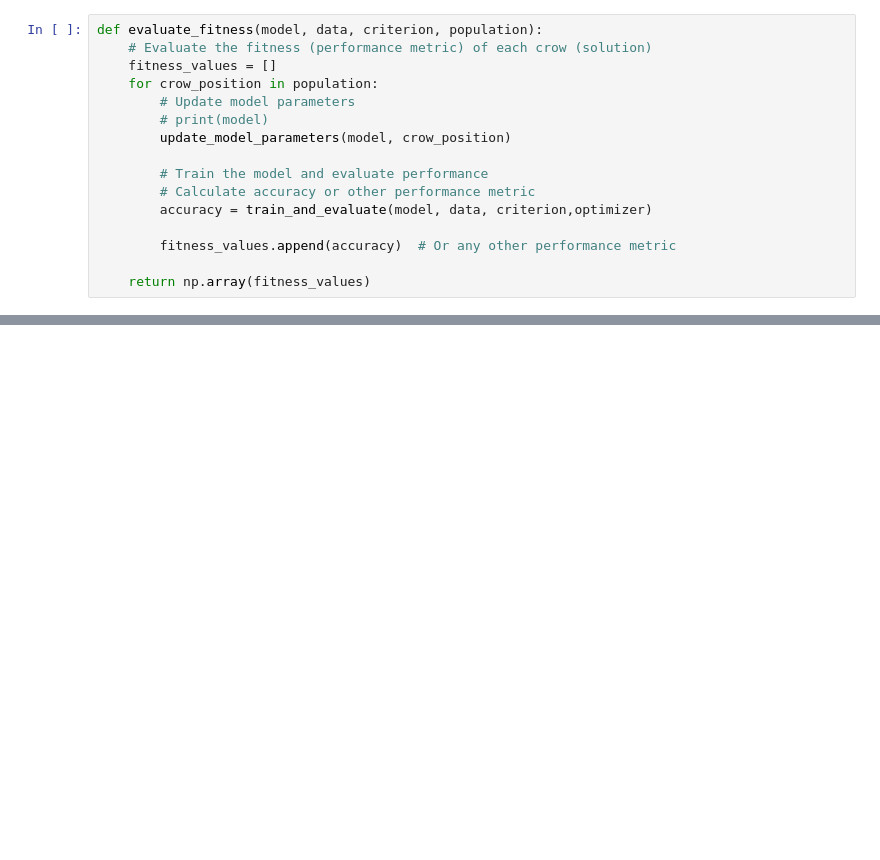
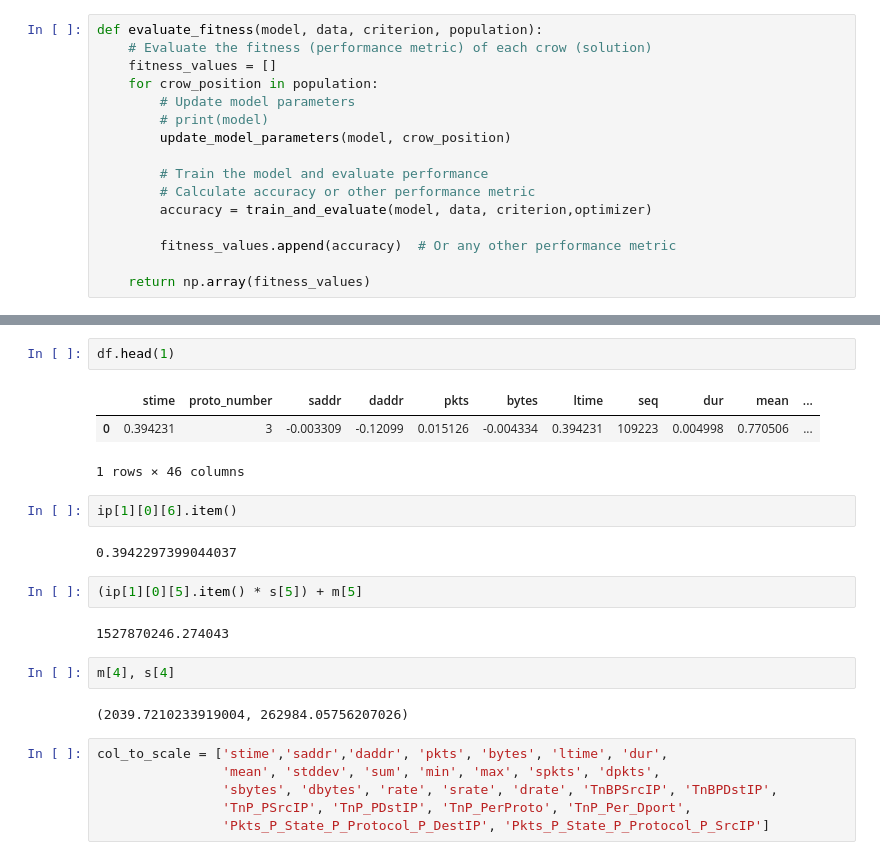
Before and after one commit to Shobhan0304/DDoS_attack_prediction_CNN, a Jupyter notebook: ddos_cnn_new.ipynb, the cells around one changed output, grey strips where cells are left out. Cells and saved outputs as stored; diff of their text form; blank space fills up the shorter version.

```diff
--- a/ddos_cnn_new.ipynb
+++ b/ddos_cnn_new.ipynb
@@ -945,0 +1055,24 @@ data_loader = DataLoader(dataset, batch_size=128, shuffle=True)
+# %%
+df.head(1)
+# %% [output]
+|  | stime | proto_number | saddr | daddr | pkts | bytes | ltime | seq | dur | mean | ... |
+| 0 | 0.394231 | 3 | -0.003309 | -0.12099 | 0.015126 | -0.004334 | 0.394231 | 109223 | 0.004998 | 0.770506 | ... |
+1 rows × 46 columns
+# %%
+ip[1][0][6].item()
+# %% [output]
+0.3942297399044037
+# %%
+(ip[1][0][5].item() * s[5]) + m[5]
+# %% [output]
+1527870246.274043
+# %%
+m[4], s[4]
+# %% [output]
+(2039.7210233919004, 262984.05756207026)
+# %%
+col_to_scale = ['stime','saddr','daddr', 'pkts', 'bytes', 'ltime', 'dur',
+                'mean', 'stddev', 'sum', 'min', 'max', 'spkts', 'dpkts',
+                'sbytes', 'dbytes', 'rate', 'srate', 'drate', 'TnBPSrcIP', 'TnBPDstIP',
+                'TnP_PSrcIP', 'TnP_PDstIP', 'TnP_PerProto', 'TnP_Per_Dport',
+                'Pkts_P_State_P_Protocol_P_DestIP', 'Pkts_P_State_P_Protocol_P_SrcIP']
```
Also changed, not shown: parts of 66 cells of this notebook.
